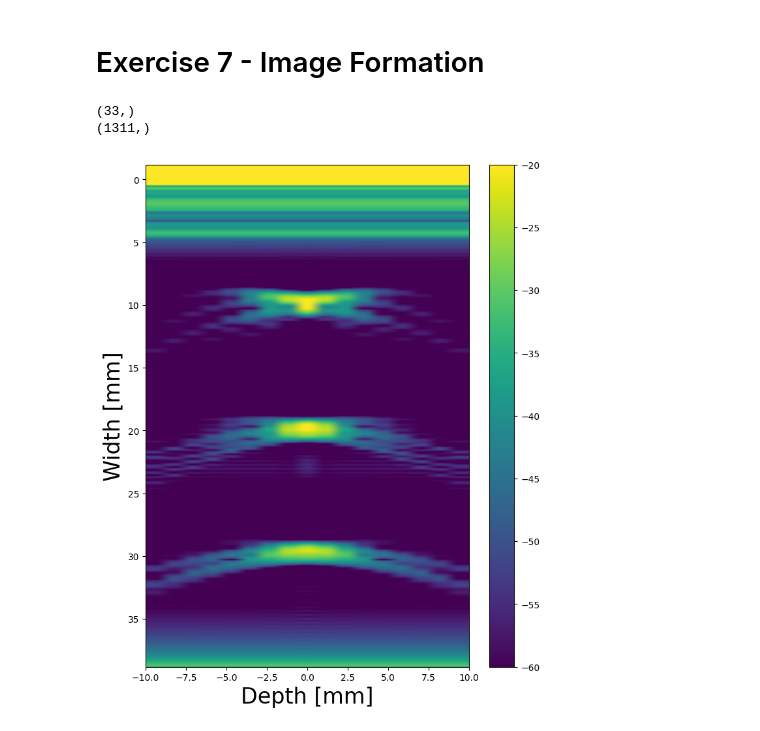
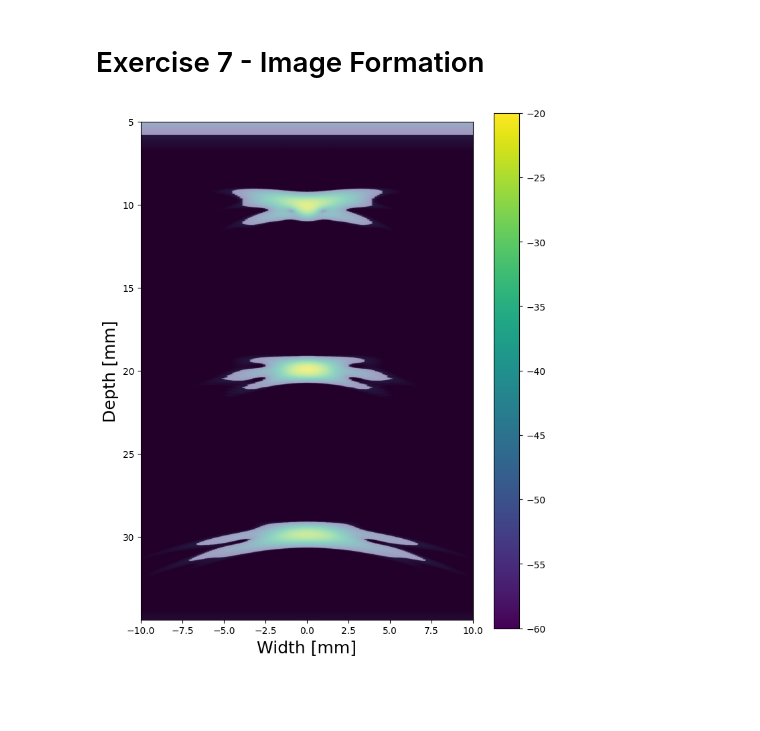
Before and after one commit to ChrisVaksdal/MEDT4165, a Jupyter notebook: Exercise 7/Exercise_7.ipynb, the cells around one changed output. Cells and saved outputs as stored; diff of their text form; code cells hidden in the pictures; blank space fills up the shorter version.

```diff
--- a/Exercise 7/Exercise_7.ipynb
+++ b/Exercise 7/Exercise_7.ipynb
@@ -250,29 +299,53 @@ loadData = False
+# %%
+# PSF
+
+def getPSFMask(envelopeLog, peakPosition, dBThreshold=-6):
+    x, z = peakPosition
+    peakValue = envelopeLog[x, z]
+    thresholdValue = peakValue + dBThreshold
+    return envelopeLog >= thresholdValue
+
+def getPSFWidths(PSFMask,xAxis, zAxis):
+    indices = np.argwhere(PSFMask)
+    if len(indices) == 0:
+        return None
+    xMin, zMin = indices.min(axis=0)
+    xMax, zMax = indices.max(axis=0)
+    bounds = np.array([xAxis[xMin], xAxis[xMax], zAxis[zMin], zAxis[zMax]])
+    lateralWidth = xAxis[xMax] - xAxis[xMin]
+    axialWidth = zAxis[zMax] - zAxis[zMin]
+    return bounds, lateralWidth, axialWidth
 # %%
 from scipy.signal import hilbert
 
-# envelope = abs(hilbert(channelData, axis=0))
-# envelope /= np.max(envelope)
-# envelopeLog = 10 * np.log10((envelope)**2 + np.finfo(float).eps)
+highlightPSF = True
+
 envelopeLog = 10 * np.log10(abs(hilbert(channelData, axis=0))**2 + np.finfo(float).eps)
 envelopeLog -= np.max(envelopeLog)
 
 channelXAxis = np.linspace((aperture.rxSize - aperture.totalSize)/2, (aperture.totalSize - aperture.rxSize)/2, aperture.Nrx)
-# channelXAxis = np.linspace(-sourceAperture/2 + aperture.rxSize/2, sourceAperture/2 - aperture.rxSize/2, aperture.Nrx)
 pulseLength = c0 / source.f0 * source.cyclesPerPulse * 0.76
 channelZAxis = (c0 * grid.kgrid.t_array - pulseLength)/2
-
-print(channelXAxis.shape)
-print(channelZAxis[0].shape)
-
-channelZXExtent = np.array([channelXAxis[0], channelXAxis[-1], channelZAxis[0][-1], channelZAxis[0][0]])*1e3
+channelZAxis = channelZAxis[0]
 
 plt.figure(figsize=(8, 10))
-plt.imshow(envelopeLog, aspect="auto", extent=channelZXExtent, vmin=-60, vmax=-20)
+plt.imshow(envelopeLog, aspect="auto", extent=np.array([channelXAxis[0], channelXAxis[-1], channelZAxis[-1], channelZAxis[0]])*1e3, vmin=-60, vmax=-20)
 plt.colorbar()
-plt.xlabel("Depth [mm]", fontsize=24)
-plt.ylabel("Width [mm]", fontsize=24)
+plt.xlabel("Width [mm]", fontsize=18)
+plt.ylabel("Depth [mm]", fontsize=18)
+
+if highlightPSF:
+    # Slice off start of envelope to avoid transmit pulse when finding peak (5mm on Z-axis)
+    startDepth = 5e-3
+    endDepth = 35e-3
+    startDepthIndex = np.argmin(np.abs(channelZAxis - startDepth))
+    endDepthIndex = np.argmin(np.abs(channelZAxis - endDepth))
+    slicedEnvelopeLog = envelopeLog[startDepthIndex:endDepthIndex]
+    peakPosition = np.unravel_index(np.argmax(slicedEnvelopeLog[:,0]), slicedEnvelopeLog.shape)
+    PSFMask = getPSFMask(slicedEnvelopeLog, peakPosition, dBThreshold=-6)
+    # Plot PSF
+    plt.imshow(PSFMask, alpha=0.5, extent=np.array([channelXAxis[0], channelXAxis[-1], channelZAxis[endDepthIndex], channelZAxis[startDepthIndex]])*1e3, cmap="gray")
+
 plt.show()
 # %% [output]
-(33,)
-(1311,)
-[figure, old version]
+[figure, new version]
```
Also changed, not shown: parts of 5 cells of this notebook.
